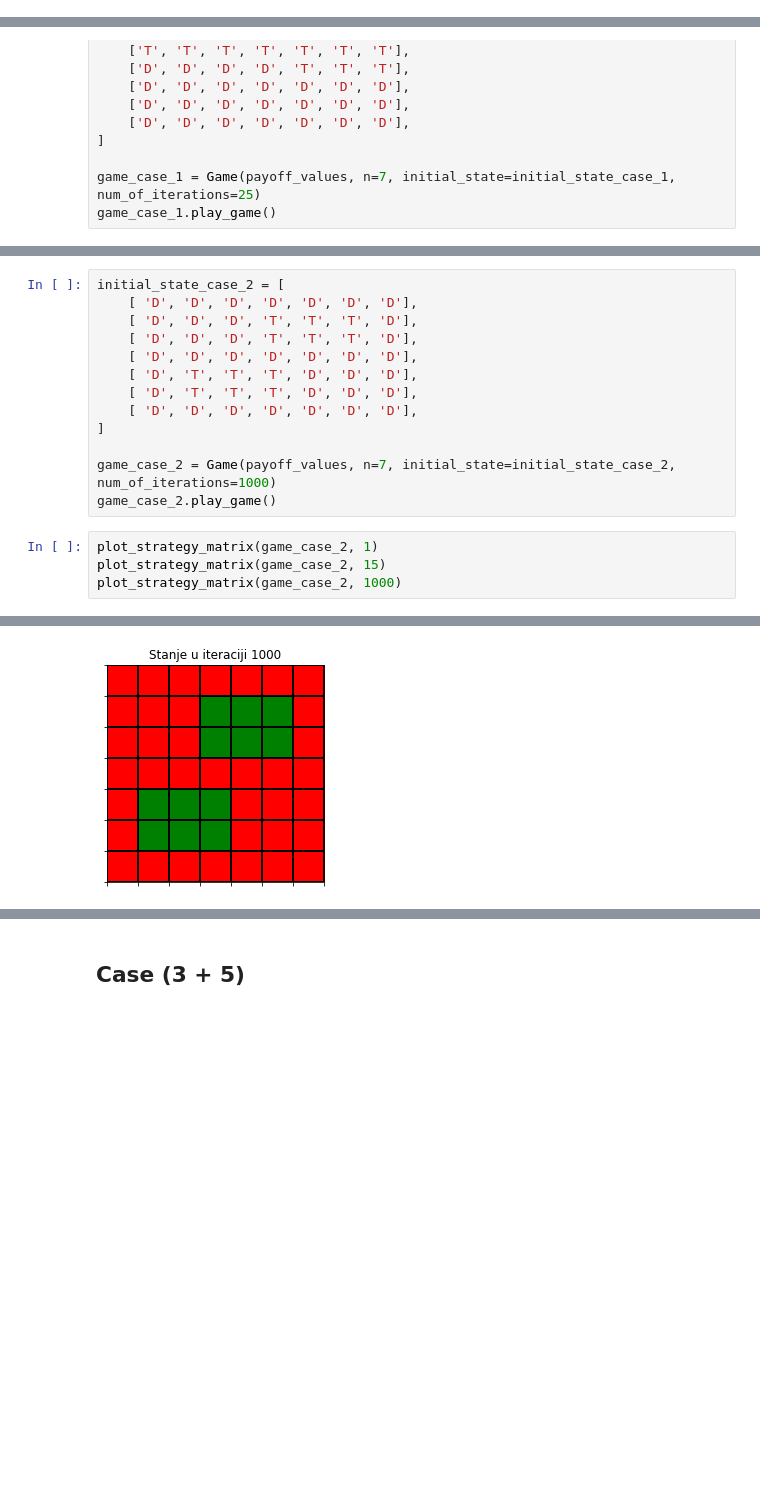
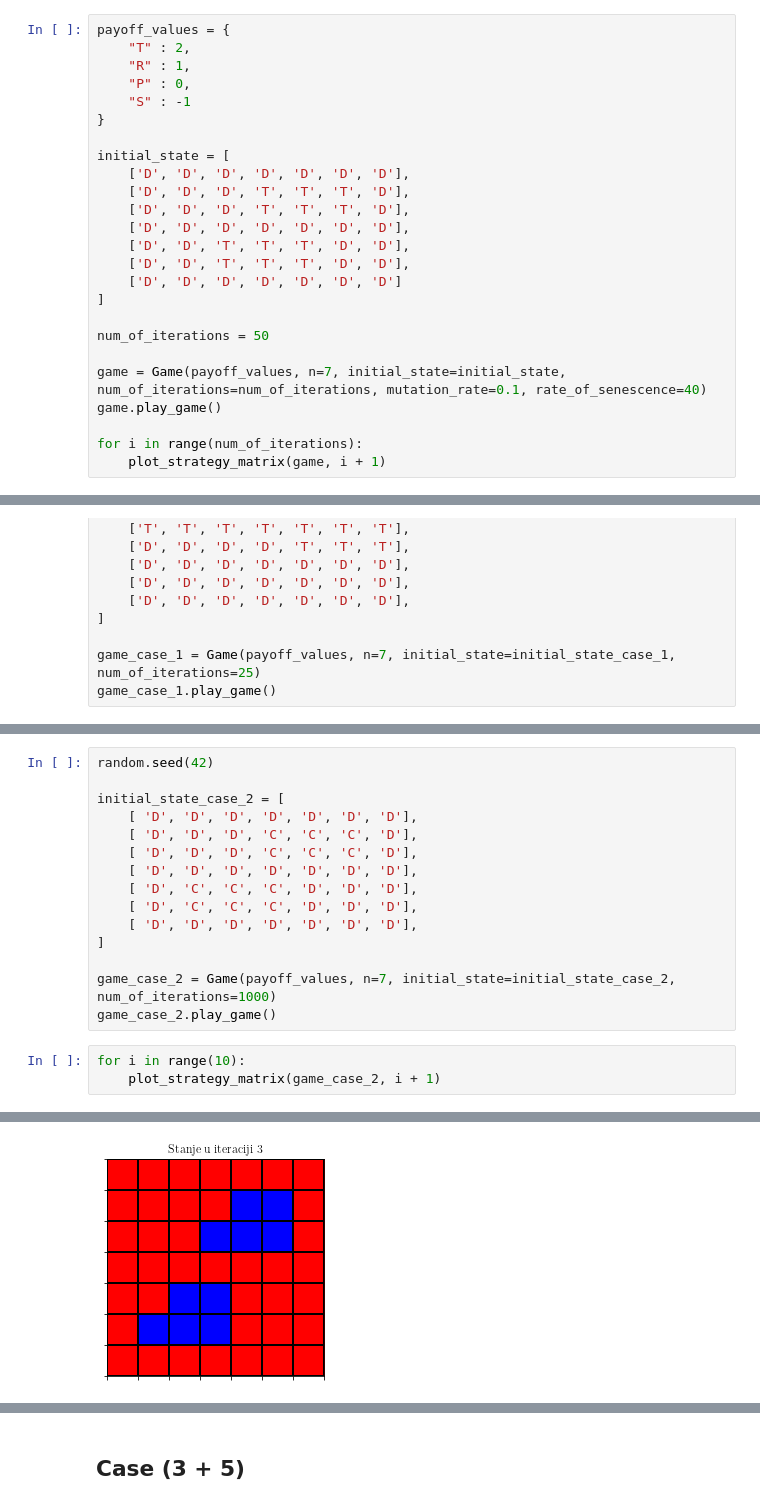
Before and after one commit to VukanAntic/ph_in_evolutionary_games, a Jupyter notebook: scripts/prisoners_dilemma.ipynb, the cells around one changed output, grey strips where cells are left out. Cells and saved outputs as stored; diff of their text form; blank space fills up the shorter version.

Commit message:
Add: Barcode generator for range of iterations

```diff
--- a/scripts/prisoners_dilemma.ipynb
+++ b/scripts/prisoners_dilemma.ipynb
@@ -455,0 +449,25 @@ def plot_strategy_ratio(game, num_rows, num_cols, pos, title):
+# %%
+payoff_values = {
+    "T" : 2,
+    "R" : 1,
+    "P" : 0,
+    "S" : -1
+}
+
+initial_state = [
+    ['D', 'D', 'D', 'D', 'D', 'D', 'D'],
+    ['D', 'D', 'D', 'T', 'T', 'T', 'D'],
+    ['D', 'D', 'D', 'T', 'T', 'T', 'D'],
+    ['D', 'D', 'D', 'D', 'D', 'D', 'D'],
+    ['D', 'D', 'T', 'T', 'T', 'D', 'D'],
+    ['D', 'D', 'T', 'T', 'T', 'D', 'D'],
+    ['D', 'D', 'D', 'D', 'D', 'D', 'D']
+]
+
+num_of_iterations = 50
+
+game = Game(payoff_values, n=7, initial_state=initial_state, num_of_iterations=num_of_iterations, mutation_rate=0.1, rate_of_senescence=40)
+game.play_game()
+
+for i in range(num_of_iterations):
+    plot_strategy_matrix(game, i + 1)
@@ -696,18 +704,19 @@ plot_strategy_matrix(game_case_1, 25)
 # %%
+random.seed(42)
+
 initial_state_case_2 = [
     [ 'D', 'D', 'D', 'D', 'D', 'D', 'D'],
-    [ 'D', 'D', 'D', 'T', 'T', 'T', 'D'],
-    [ 'D', 'D', 'D', 'T', 'T', 'T', 'D'],
+    [ 'D', 'D', 'D', 'C', 'C', 'C', 'D'],
+    [ 'D', 'D', 'D', 'C', 'C', 'C', 'D'],
     [ 'D', 'D', 'D', 'D', 'D', 'D', 'D'],
-    [ 'D', 'T', 'T', 'T', 'D', 'D', 'D'],
-    [ 'D', 'T', 'T', 'T', 'D', 'D', 'D'],
+    [ 'D', 'C', 'C', 'C', 'D', 'D', 'D'],
+    [ 'D', 'C', 'C', 'C', 'D', 'D', 'D'],
     [ 'D', 'D', 'D', 'D', 'D', 'D', 'D'],
 ]
 
 game_case_2 = Game(payoff_values, n=7, initial_state=initial_state_case_2, num_of_iterations=1000)
 game_case_2.play_game()
 # %%
-plot_strategy_matrix(game_case_2, 1)
-plot_strategy_matrix(game_case_2, 15)
-plot_strategy_matrix(game_case_2, 1000)
+for i in range(10):
+    plot_strategy_matrix(game_case_2, i + 1)
 # %% [output]
@@ -716 +725 @@ plot_strategy_matrix(game_case_2, 1000)
-[figure, old version]
+[figure, new version]
```
Also changed, not shown: parts of 51 cells of this notebook.
